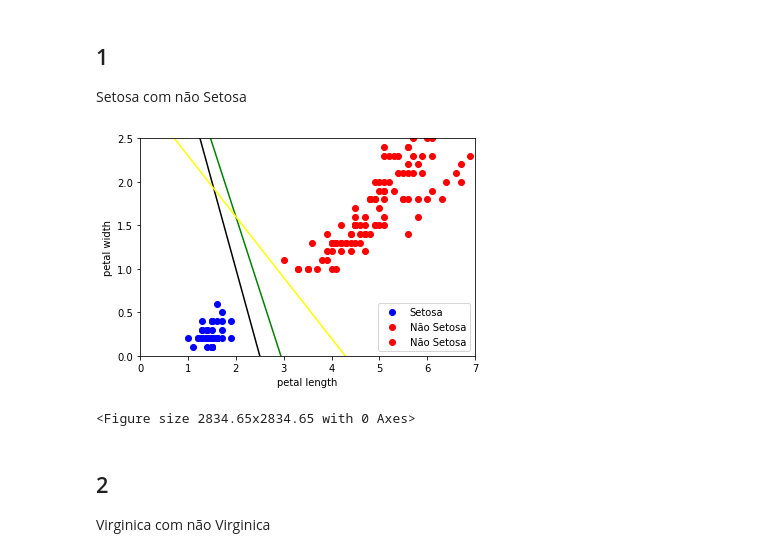
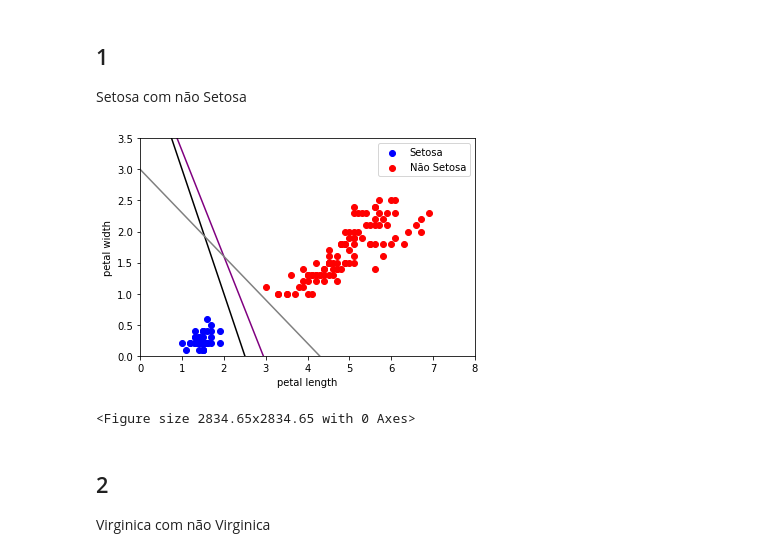
Before and after one commit to Faluhelyi/TOPICOS_2_cadernos, a Jupyter notebook: 9_4_An_Intro.ipynb, the cells around one changed output. Cells and saved outputs as stored; diff of their text form; code cells hidden in the pictures.

```diff
--- a/9_4_An_Intro.ipynb
+++ b/9_4_An_Intro.ipynb
@@ -40,28 +40,28 @@ Setosa com não Setosa
 # %%
 # Dados perfeitamente separáveis => Maximal Margin Classifier
 
 x = np.linspace(0, 7, num=100)
 y1 = -2 * x + 5    #candidato à Maximal Margin Classifier
-y2 = -1.7 * x + 5  #candidato à Maximal Margin Classifier
+y2 = -1.7 * x + 5  #candidato à Maximal Margin Classifier -> mais adequado entre todos
 y3 = -0.7 * x + 3  #candidato à Maximal Margin Classifier
 
 
 
 plt.scatter(iris['petal_length'][iris['species']=='Iris-setosa'],iris['petal_width'][iris['species']=='Iris-setosa'],color='blue', label = 'Setosa')
 plt.scatter(iris['petal_length'][iris['species']=='Iris-versicolor'],iris['petal_width'][iris['species']=='Iris-versicolor'],color='red', label = 'Não Setosa')
-plt.scatter(iris['petal_length'][iris['species']=='Iris-virginica'],iris['petal_width'][iris['species']=='Iris-virginica'],color='red', label = 'Não Setosa')
+plt.scatter(iris['petal_length'][iris['species']=='Iris-virginica'],iris['petal_width'][iris['species']=='Iris-virginica'],color='red')
 plt.plot(x, y1, color = 'black')
-plt.plot(x, y2, color = 'green')
-plt.plot(x, y3, color = 'yellow')
+plt.plot(x, y2, color = 'purple')
+plt.plot(x, y3, color = 'grey')
 plt.legend()
-plt.ylim((0, 2.5))
-plt.xlim((0, 7))
+plt.ylim((0, 3.5))
+plt.xlim((0, 8))
 plt.xlabel("petal length") #comprimento
 plt.ylabel("petal width") #largura
 plt.figure(figsize=((cm_to_inch(100), cm_to_inch(100))))
 plt.show()
 # %% [output]
-[figure, old version]
+[figure, new version]
 <Figure size 2834.65x2834.65 with 0 Axes>
 # %% [markdown]
 ## 2
```
Also changed, not shown: parts of 5 cells of this notebook.
